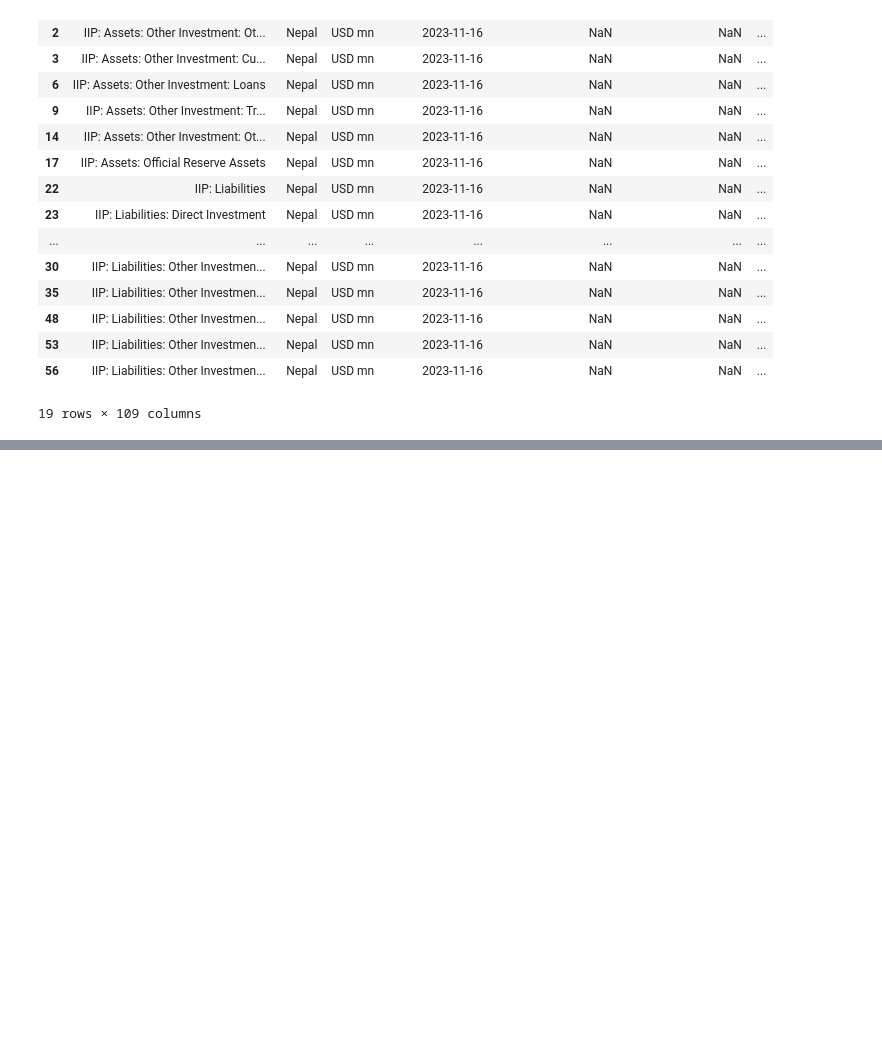
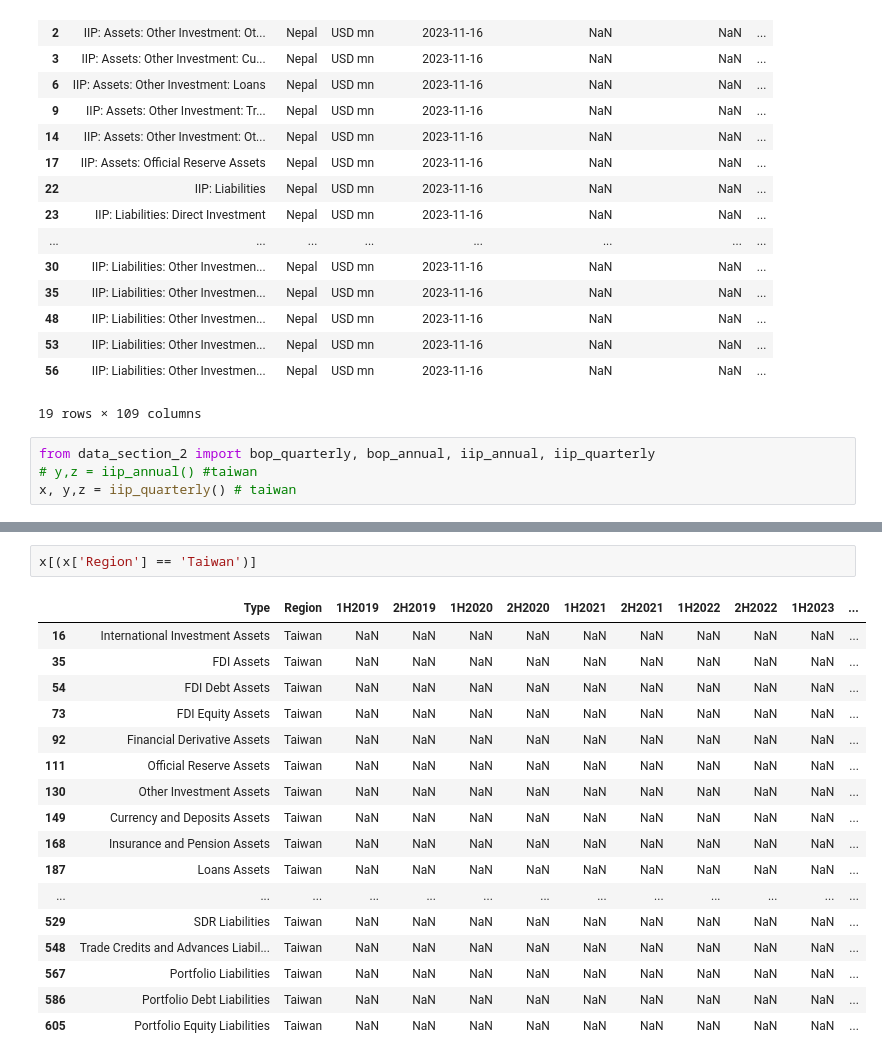
Before and after one commit to aizudeen11/cfm-nlp, a Jupyter notebook: to_gsheet/main.ipynb, the cells around one changed output, grey strips where cells are left out. Drawn from its saved outputs; the diff is of its cells as text; blank space fills up the shorter version.

```diff
--- a/to_gsheet/main.ipynb
+++ b/to_gsheet/main.ipynb
@@ -811,3 +811,7 @@ df_all_annual[(df_all_annual['Region'] == 'Nepal')]
 | 53 | IIP: Liabilities: Other Investmen... | Nepal | USD mn | 2023-11-16 | NaN | NaN | ... |
 | 56 | IIP: Liabilities: Other Investmen... | Nepal | USD mn | 2023-11-16 | NaN | NaN | ... |
 19 rows × 109 columns
+# %%
+from data_section_2 import bop_quarterly, bop_annual, iip_annual, iip_quarterly
+# y,z = iip_annual() #taiwan
+x, y,z = iip_quarterly() # taiwan
@@ -814,3 +832,23 @@ df_all_annual[(df_all_annual['Region'] == 'Nepal')]
+# %%
+x[(x['Region'] == 'Taiwan')]
+# %% [output]
+|  | Type | Region | 1H2019 | 2H2019 | 1H2020 | 2H2020 | 1H2021 | 2H2021 | 1H2022 | 2H2022 | 1H2023 | ... |
+| 16 | International Investment Assets | Taiwan | NaN | NaN | NaN | NaN | NaN | NaN | NaN | NaN | NaN | ... |
+| 35 | FDI Assets | Taiwan | NaN | NaN | NaN | NaN | NaN | NaN | NaN | NaN | NaN | ... |
+| 54 | FDI Debt Assets | Taiwan | NaN | NaN | NaN | NaN | NaN | NaN | NaN | NaN | NaN | ... |
+| 73 | FDI Equity Assets | Taiwan | NaN | NaN | NaN | NaN | NaN | NaN | NaN | NaN | NaN | ... |
+| 92 | Financial Derivative Assets | Taiwan | NaN | NaN | NaN | NaN | NaN | NaN | NaN | NaN | NaN | ... |
+| 111 | Official Reserve Assets | Taiwan | NaN | NaN | NaN | NaN | NaN | NaN | NaN | NaN | NaN | ... |
+| 130 | Other Investment Assets | Taiwan | NaN | NaN | NaN | NaN | NaN | NaN | NaN | NaN | NaN | ... |
+| 149 | Currency and Deposits Assets | Taiwan | NaN | NaN | NaN | NaN | NaN | NaN | NaN | NaN | NaN | ... |
+| 168 | Insurance and Pension Assets | Taiwan | NaN | NaN | NaN | NaN | NaN | NaN | NaN | NaN | NaN | ... |
+| 187 | Loans Assets | Taiwan | NaN | NaN | NaN | NaN | NaN | NaN | NaN | NaN | NaN | ... |
+| ... | ... | ... | ... | ... | ... | ... | ... | ... | ... | ... | ... | ... |
+| 529 | SDR Liabilities | Taiwan | NaN | NaN | NaN | NaN | NaN | NaN | NaN | NaN | NaN | ... |
+| 548 | Trade Credits and Advances Liabil... | Taiwan | NaN | NaN | NaN | NaN | NaN | NaN | NaN | NaN | NaN | ... |
+| 567 | Portfolio Liabilities | Taiwan | NaN | NaN | NaN | NaN | NaN | NaN | NaN | NaN | NaN | ... |
+| 586 | Portfolio Debt Liabilities | Taiwan | NaN | NaN | NaN | NaN | NaN | NaN | NaN | NaN | NaN | ... |
+| 605 | Portfolio Equity Liabilities | Taiwan | NaN | NaN | NaN | NaN | NaN | NaN | NaN | NaN | NaN | ... |
 # %%
 import pandas as pd
 from datetime import datetime
```
Also changed, not shown: parts of 6 cells of this notebook, 1 other file.
